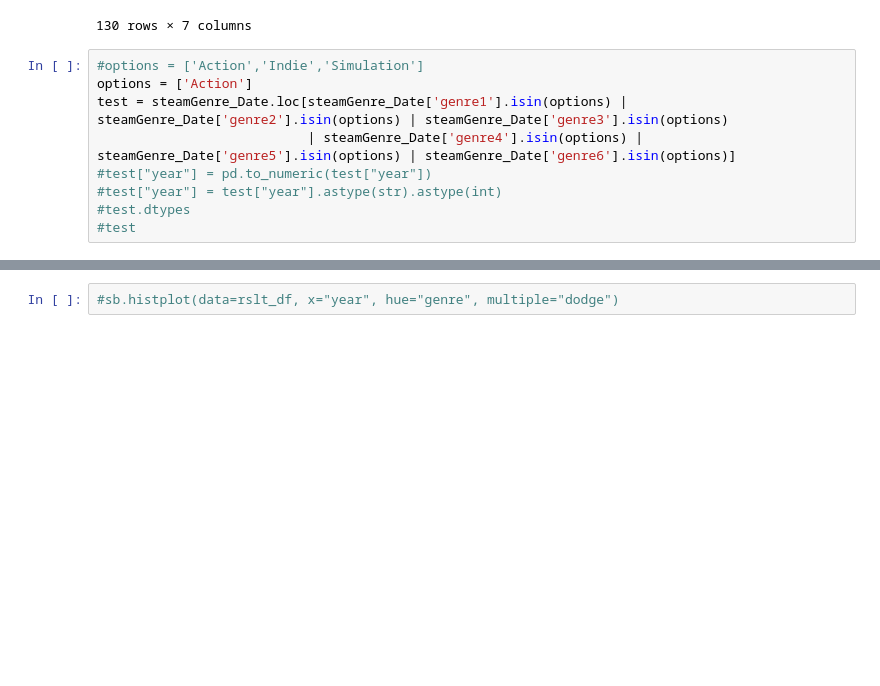
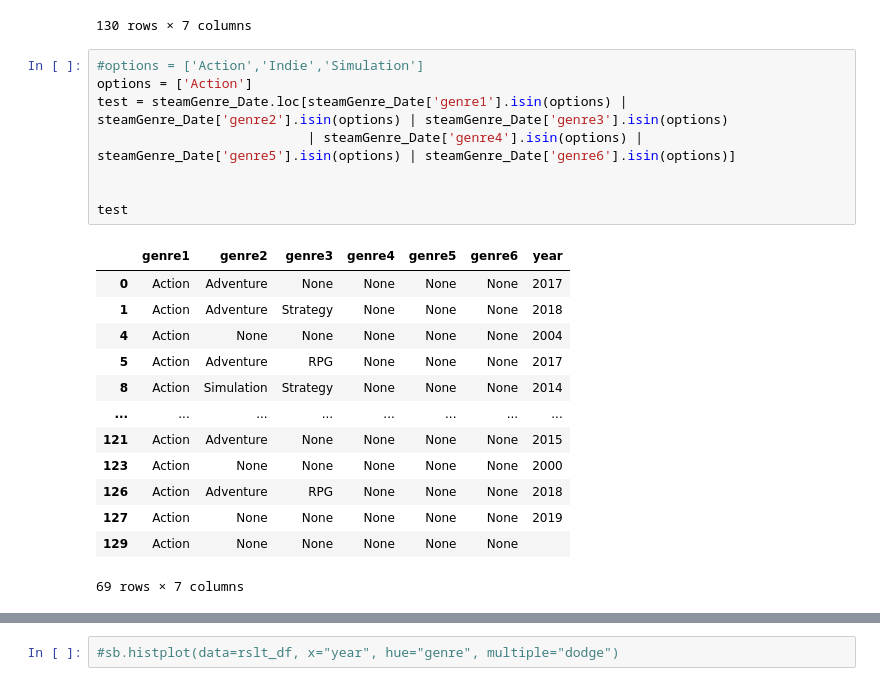
Before and after one commit to pyaepyaelily/videoGame, a Jupyter notebook: videoGame.ipynb, the cells around one changed output, grey strips where cells are left out. Cells and saved outputs as stored; diff of their text form; blank space fills up the shorter version.

```diff
--- a/videoGame.ipynb
+++ b/videoGame.ipynb
@@ -167,9 +167,22 @@ steamGenre_Date
 # %%
 #options = ['Action','Indie','Simulation']
 options = ['Action']
 test = steamGenre_Date.loc[steamGenre_Date['genre1'].isin(options) | steamGenre_Date['genre2'].isin(options) | steamGenre_Date['genre3'].isin(options)
                            | steamGenre_Date['genre4'].isin(options) | steamGenre_Date['genre5'].isin(options) | steamGenre_Date['genre6'].isin(options)]
-#test["year"] = pd.to_numeric(test["year"])
-#test["year"] = test["year"].astype(str).astype(int)
-#test.dtypes
-#test
+
+
+test
+# %% [output]
+|  | genre1 | genre2 | genre3 | genre4 | genre5 | genre6 | year |
+| 0 | Action | Adventure | None | None | None | None | 2017 |
+| 1 | Action | Adventure | Strategy | None | None | None | 2018 |
+| 4 | Action | None | None | None | None | None | 2004 |
+| 5 | Action | Adventure | RPG | None | None | None | 2017 |
+| 8 | Action | Simulation | Strategy | None | None | None | 2014 |
+| ... | ... | ... | ... | ... | ... | ... | ... |
+| 121 | Action | Adventure | None | None | None | None | 2015 |
+| 123 | Action | None | None | None | None | None | 2000 |
+| 126 | Action | Adventure | RPG | None | None | None | 2018 |
+| 127 | Action | None | None | None | None | None | 2019 |
+| 129 | Action | None | None | None | None | None |  |
+69 rows × 7 columns
```
Also changed, not shown: parts of 6 cells of this notebook.
